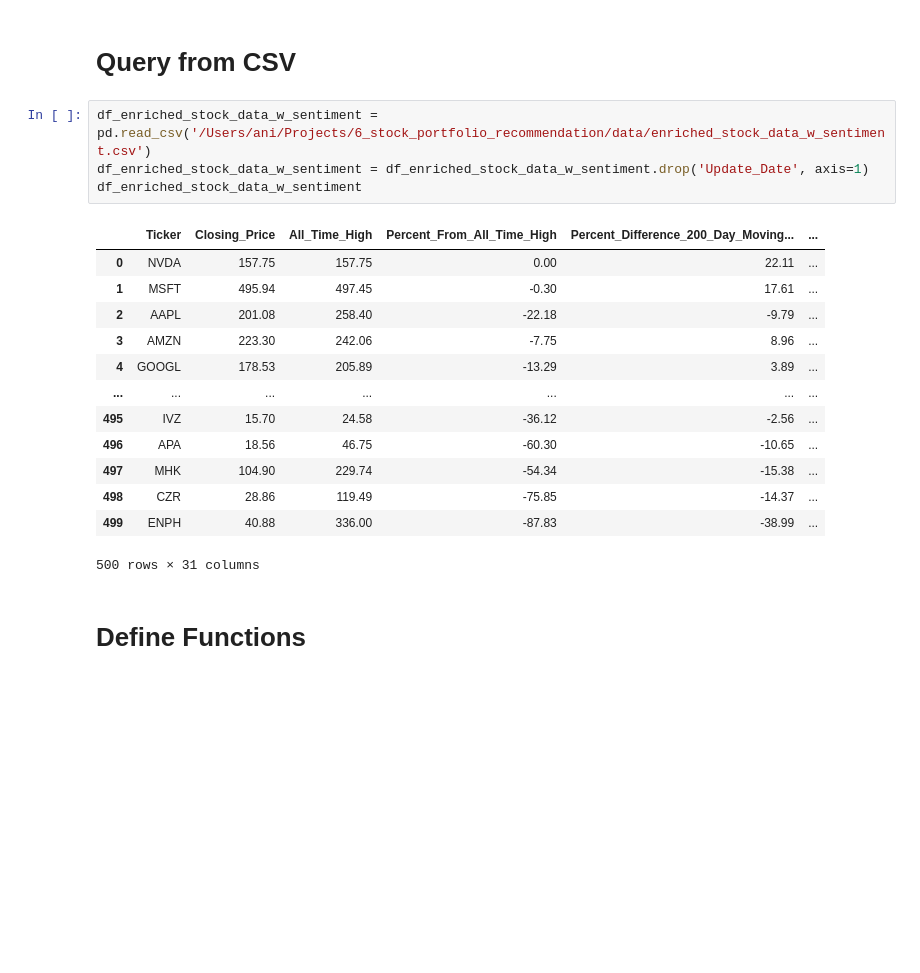
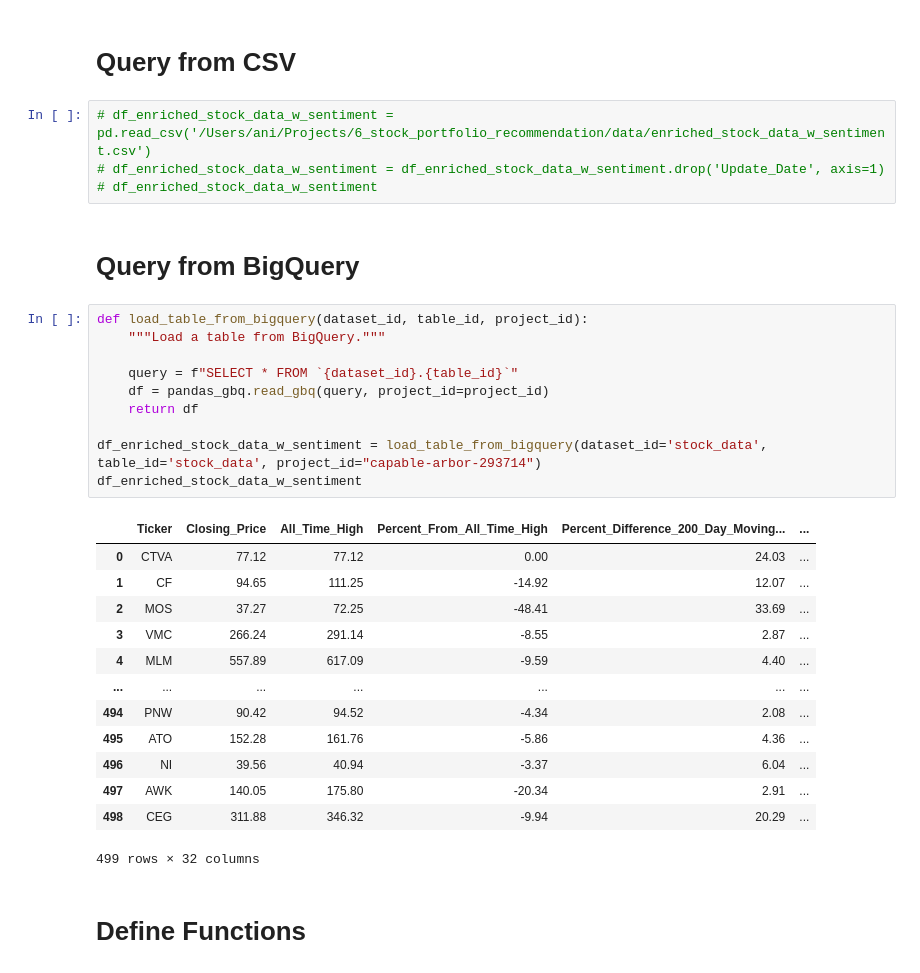
Before and after one commit to ani-portfolio/6_stock_portfolio_recommender, a Jupyter notebook: notebooks/07_content_based_filtering.ipynb, the cells around one changed output. Drawn from its saved outputs; the diff is of its cells as text; blank space fills up the shorter version.

Commit message:
query data from bq

```diff
--- a/notebooks/07_content_based_filtering.ipynb
+++ b/notebooks/07_content_based_filtering.ipynb
@@ -16,23 +17,35 @@ groq_llm_model = "llama-3.3-70b-versatile"
 # %% [markdown]
 # Query from CSV
 # %%
-df_enriched_stock_data_w_sentiment = pd.read_csv('/Users/ani/Projects/6_stock_portfolio_recommendation/data/enriched_stock_data_w_sentiment.csv')
-df_enriched_stock_data_w_sentiment = df_enriched_stock_data_w_sentiment.drop('Update_Date', axis=1)
-df_enriched_stock_data_w_sentiment
+# df_enriched_stock_data_w_sentiment = pd.read_csv('/Users/ani/Projects/6_stock_portfolio_recommendation/data/enriched_stock_data_w_sentiment.csv')
+# df_enriched_stock_data_w_sentiment = df_enriched_stock_data_w_sentiment.drop('Update_Date', axis=1)
+# df_enriched_stock_data_w_sentiment
-# %% [output]
-|  | Ticker | Closing_Price | All_Time_High | Percent_From_All_Time_High | Percent_Difference_200_Day_Moving... | ... |
-| 0 | NVDA | 157.75 | 157.75 | 0.00 | 22.11 | ... |
-| 1 | MSFT | 495.94 | 497.45 | -0.30 | 17.61 | ... |
-| 2 | AAPL | 201.08 | 258.40 | -22.18 | -9.79 | ... |
-| 3 | AMZN | 223.30 | 242.06 | -7.75 | 8.96 | ... |
-| 4 | GOOGL | 178.53 | 205.89 | -13.29 | 3.89 | ... |
-| ... | ... | ... | ... | ... | ... | ... |
-| 495 | IVZ | 15.70 | 24.58 | -36.12 | -2.56 | ... |
-| 496 | APA | 18.56 | 46.75 | -60.30 | -10.65 | ... |
-| 497 | MHK | 104.90 | 229.74 | -54.34 | -15.38 | ... |
-| 498 | CZR | 28.86 | 119.49 | -75.85 | -14.37 | ... |
-| 499 | ENPH | 40.88 | 336.00 | -87.83 | -38.99 | ... |
-500 rows × 31 columns
+# %% [markdown]
+# Query from BigQuery
+# %%
+def load_table_from_bigquery(dataset_id, table_id, project_id):
+    """Load a table from BigQuery."""
+
+    query = f"SELECT * FROM `{dataset_id}.{table_id}`"
+    df = pandas_gbq.read_gbq(query, project_id=project_id)
+    return df
+
+df_enriched_stock_data_w_sentiment = load_table_from_bigquery(dataset_id='stock_data', table_id='stock_data', project_id="capable-arbor-293714")
+df_enriched_stock_data_w_sentiment
+# %% [output]
+|  | Ticker | Closing_Price | All_Time_High | Percent_From_All_Time_High | Percent_Difference_200_Day_Moving... | ... |
+| 0 | CTVA | 77.12 | 77.12 | 0.00 | 24.03 | ... |
+| 1 | CF | 94.65 | 111.25 | -14.92 | 12.07 | ... |
+| 2 | MOS | 37.27 | 72.25 | -48.41 | 33.69 | ... |
+| 3 | VMC | 266.24 | 291.14 | -8.55 | 2.87 | ... |
+| 4 | MLM | 557.89 | 617.09 | -9.59 | 4.40 | ... |
+| ... | ... | ... | ... | ... | ... | ... |
+| 494 | PNW | 90.42 | 94.52 | -4.34 | 2.08 | ... |
+| 495 | ATO | 152.28 | 161.76 | -5.86 | 4.36 | ... |
+| 496 | NI | 39.56 | 40.94 | -3.37 | 6.04 | ... |
+| 497 | AWK | 140.05 | 175.80 | -20.34 | 2.91 | ... |
+| 498 | CEG | 311.88 | 346.32 | -9.94 | 20.29 | ... |
+499 rows × 32 columns
 # %% [markdown]
 # Define Functions
 # %%
```
Also changed, not shown: parts of 7 cells of this notebook.
